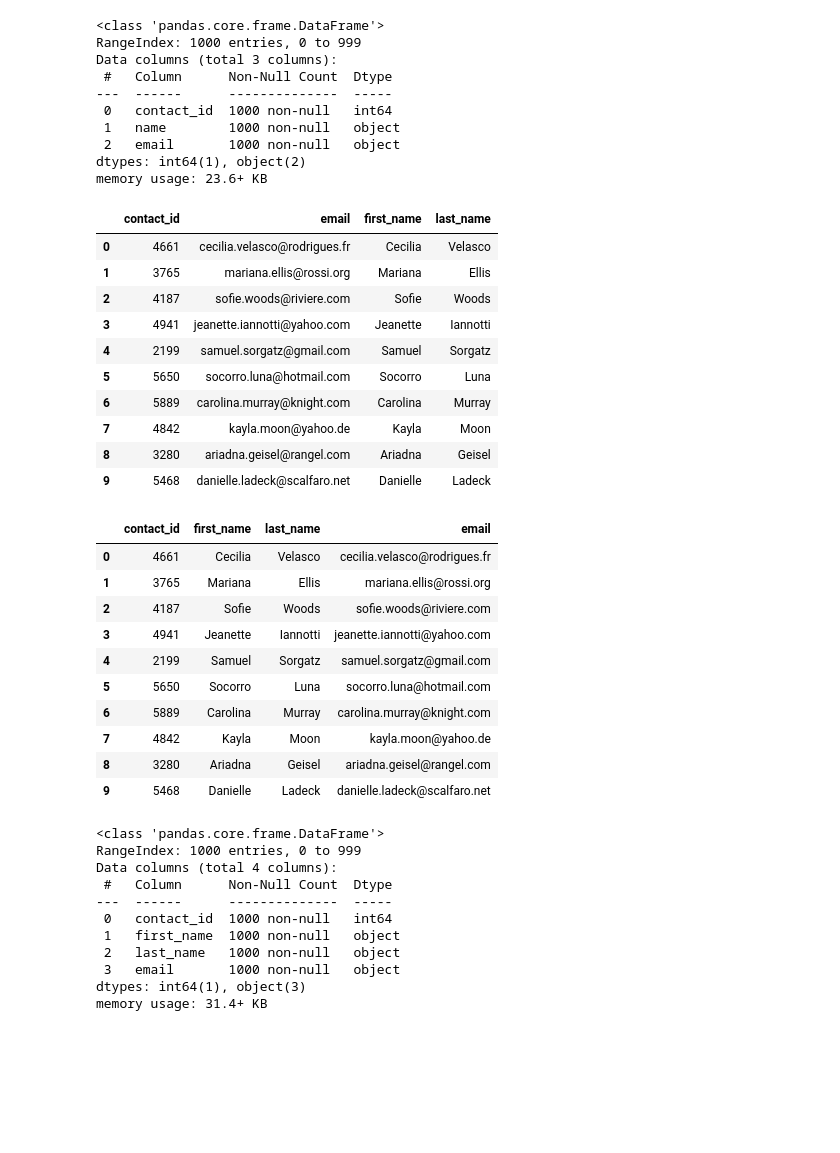
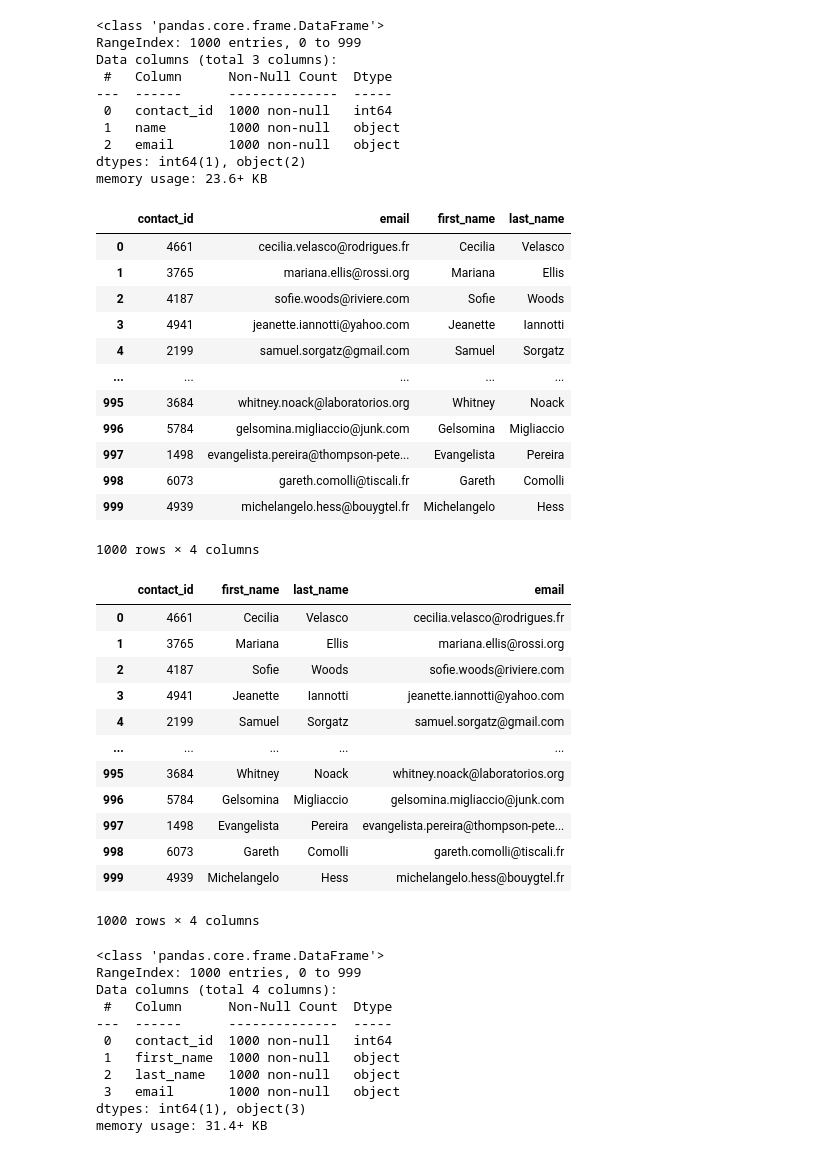
Before and after one commit to njlanger/Crowdfunding_ETL, a Jupyter notebook: Starter_Files/ETL_Mini_Project_Starter_Code.ipynb, the cells around one changed output. Drawn from its saved outputs; the diff is of its cells as text; code cells hidden in the pictures; blank space fills up the shorter version.

```diff
--- a/Starter_Files/ETL_Mini_Project_Starter_Code.ipynb
+++ b/Starter_Files/ETL_Mini_Project_Starter_Code.ipynb
@@ -290,10 +322,11 @@ Then export the DataFrame as a `contacts.csv` CSV file.
 # %% [markdown]
 ### Option 1: Use Pandas to create the contacts DataFrame.
 # %%
-# Iterate through the contact_info_df and convert each row to a dictionary.
-import json
 dict_values = []
 
+# Iterate through the contact_info_df and convert each row to a dictionary.
+for index, row in contact_info_df.iterrows():
+    dict_values.append(row.to_dict())
 
 # Print out the list of values for each row.
 print(dict_values)
@@ -311,0 +335,6 @@ print(dict_values)
+# %%
+# Filter out the dictionary with the key 'contact_info'
+dict_values = [item for item in dict_values if 'contact_info' not in item.values()]
+
+# Print the modified dict_values
+print(dict_values)
@@ -311,0 +343,9 @@ print(dict_values)
+# %%
+# Extract 'contact_id', 'name', and 'email' from the JSON strings
+contact_info_df = pd.json_normalize([json.loads(item['   ']) for item in dict_values])
+
+# Select and reorder the desired columns
+contact_info_df = contact_info_df[['contact_id', 'name', 'email']]
+
+# Display the resulting DataFrame
+contact_info_df
@@ -324,23 +379,30 @@ dtypes: int64(1), object(2)
 memory usage: 23.6+ KB
 # %%
 # Create a "first"name" and "last_name" column with the first and last names from the "name" column.
+contact_info_df[['first_name', 'last_name']] = contact_info_df['name'].str.split(' ', n=1, expand=True)
 
+# Drop the 'name' column
+contact_info_df.drop('name', axis=1, inplace=True)
 
-# Drop the contact_name column
+contact_info_df
 # %% [output]
 |  | contact_id | email | first_name | last_name |
 | 0 | 4661 | cecilia.velasco@rodrigues.fr | Cecilia | Velasco |
 | 1 | 3765 | mariana.ellis@rossi.org | Mariana | Ellis |
 | 2 | 4187 | sofie.woods@riviere.com | Sofie | Woods |
 | 3 | 4941 | jeanette.iannotti@yahoo.com | Jeanette | Iannotti |
 | 4 | 2199 | samuel.sorgatz@gmail.com | Samuel | Sorgatz |
-| 5 | 5650 | socorro.luna@hotmail.com | Socorro | Luna |
-| 6 | 5889 | carolina.murray@knight.com | Carolina | Murray |
-| 7 | 4842 | kayla.moon@yahoo.de | Kayla | Moon |
-| 8 | 3280 | ariadna.geisel@rangel.com | Ariadna | Geisel |
-| 9 | 5468 | danielle.ladeck@scalfaro.net | Danielle | Ladeck |
+| ... | ... | ... | ... | ... |
+| 995 | 3684 | whitney.noack@laboratorios.org | Whitney | Noack |
+| 996 | 5784 | gelsomina.migliaccio@junk.com | Gelsomina | Migliaccio |
+| 997 | 1498 | evangelista.pereira@thompson-pete... | Evangelista | Pereira |
+| 998 | 6073 | gareth.comolli@tiscali.fr | Gareth | Comolli |
+| 999 | 4939 | michelangelo.hess@bouygtel.fr | Michelangelo | Hess |
+1000 rows × 4 columns
 # %%
 # Reorder the columns
+contact_info_df = contact_info_df[['contact_id', 'first_name', 'last_name', 'email']]
+contact_info_df
 # %% [output]
 |  | contact_id | first_name | last_name | email |
 | 0 | 4661 | Cecilia | Velasco | cecilia.velasco@rodrigues.fr |
@@ -348,10 +410,12 @@ memory usage: 23.6+ KB
 | 2 | 4187 | Sofie | Woods | sofie.woods@riviere.com |
 | 3 | 4941 | Jeanette | Iannotti | jeanette.iannotti@yahoo.com |
 | 4 | 2199 | Samuel | Sorgatz | samuel.sorgatz@gmail.com |
-| 5 | 5650 | Socorro | Luna | socorro.luna@hotmail.com |
-| 6 | 5889 | Carolina | Murray | carolina.murray@knight.com |
-| 7 | 4842 | Kayla | Moon | kayla.moon@yahoo.de |
-| 8 | 3280 | Ariadna | Geisel | ariadna.geisel@rangel.com |
-| 9 | 5468 | Danielle | Ladeck | danielle.ladeck@scalfaro.net |
+| ... | ... | ... | ... | ... |
+| 995 | 3684 | Whitney | Noack | whitney.noack@laboratorios.org |
+| 996 | 5784 | Gelsomina | Migliaccio | gelsomina.migliaccio@junk.com |
+| 997 | 1498 | Evangelista | Pereira | evangelista.pereira@thompson-pete... |
+| 998 | 6073 | Gareth | Comolli | gareth.comolli@tiscali.fr |
+| 999 | 4939 | Michelangelo | Hess | michelangelo.hess@bouygtel.fr |
+1000 rows × 4 columns
 # %%
 # Check the datatypes one more time before exporting as CSV file.
```
Also changed, not shown: parts of 41 cells of this notebook, 4 other files.
